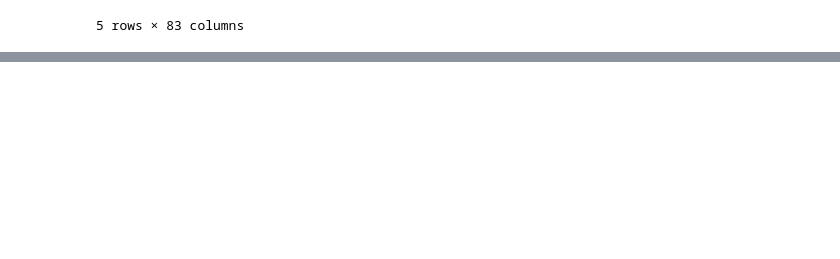
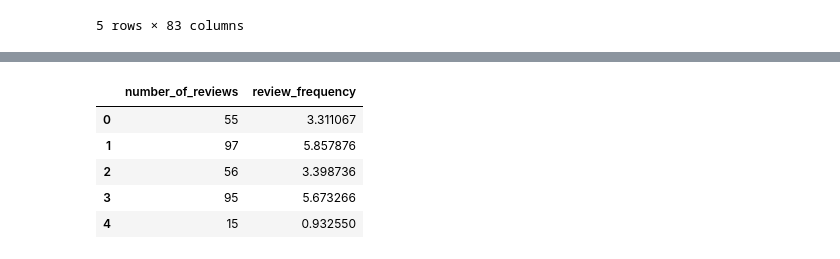
Before and after one commit to FathimaNafra/airbnb-data-engineering-project, a Jupyter notebook: notebooks/Data_engineering.ipynb, the cells around one changed output, grey strips where cells are left out. Cells and saved outputs as stored; diff of their text form; code cells hidden in the pictures; blank space fills up the shorter version.

```diff
--- a/notebooks/Data_engineering.ipynb
+++ b/notebooks/Data_engineering.ipynb
@@ -354,3 +354,21 @@ listing_master.head()
 | 3 | 24328 | https://www.airbnb.com/rooms/24328 | 20250914034649 | 2025-09-18 | previous scrape | Battersea live/work artist house | Artist house by SW Battersea Park... | - Battersea is a quiet family are... | ... |
 | 4 | 36274 | https://www.airbnb.com/rooms/36274 | 20250914034649 | 2025-09-15 | city scrape | Bright 1 bedroom apt off brick la... | *Update June '25- Pump Installed ... | NaN | ... |
 5 rows × 83 columns
+# %%
+#Host Tenure
+import pandas as pd
+
+listing_master["host_since"] = pd.to_datetime(
+    listing_master["host_since"]
+)
+
+listing_master["host_tenure_years"] = (
+    (
+        pd.Timestamp.today()
+        - listing_master["host_since"]
+    ).dt.days / 365
+)
+
+listing_master[
+    ["host_since", "host_tenure_years"]
+].head()
@@ -356,0 +382,19 @@ listing_master.head()
+# %%
+#Review Frequency
+listing_master["review_frequency"] = (
+    listing_master["number_of_reviews"]
+    /
+    listing_master["host_tenure_years"]
+)
+
+listing_master[
+    ["number_of_reviews",
+     "review_frequency"]
+].head()
+# %% [output]
+|  | number_of_reviews | review_frequency |
+| 0 | 55 | 3.311067 |
+| 1 | 97 | 5.857876 |
+| 2 | 56 | 3.398736 |
+| 3 | 95 | 5.673266 |
+| 4 | 15 | 0.932550 |
```
Also changed, not shown: parts of 3 cells of this notebook.
